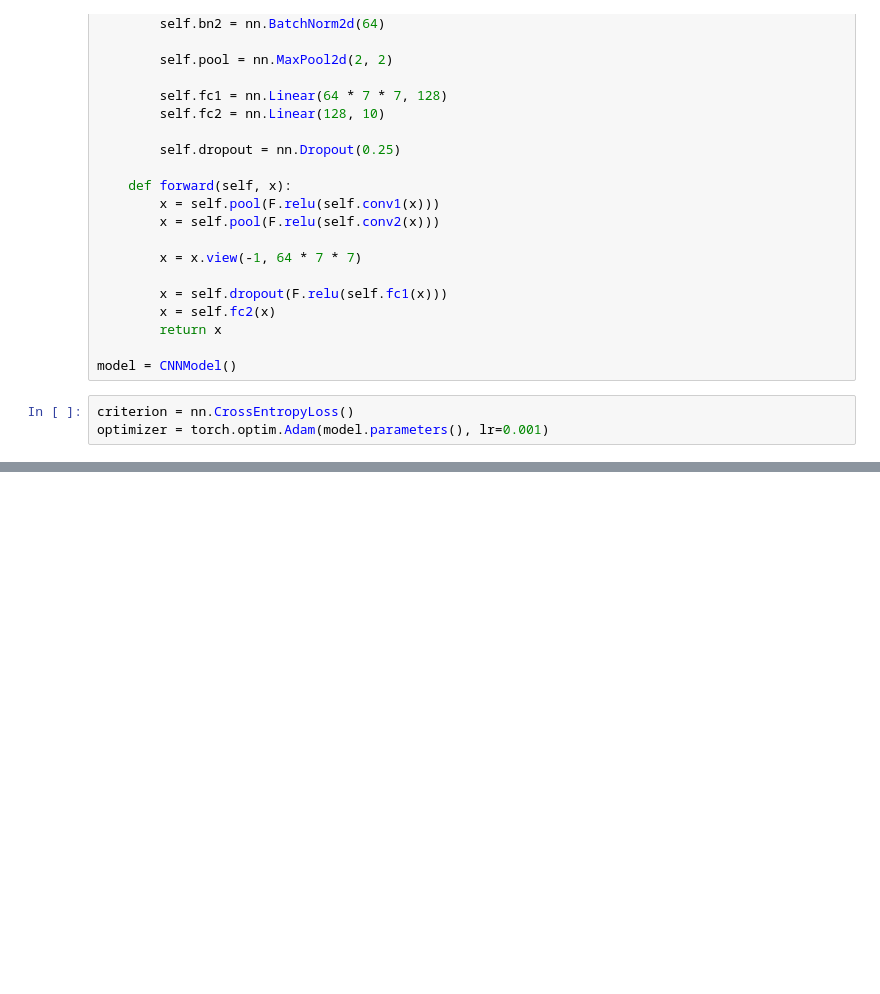
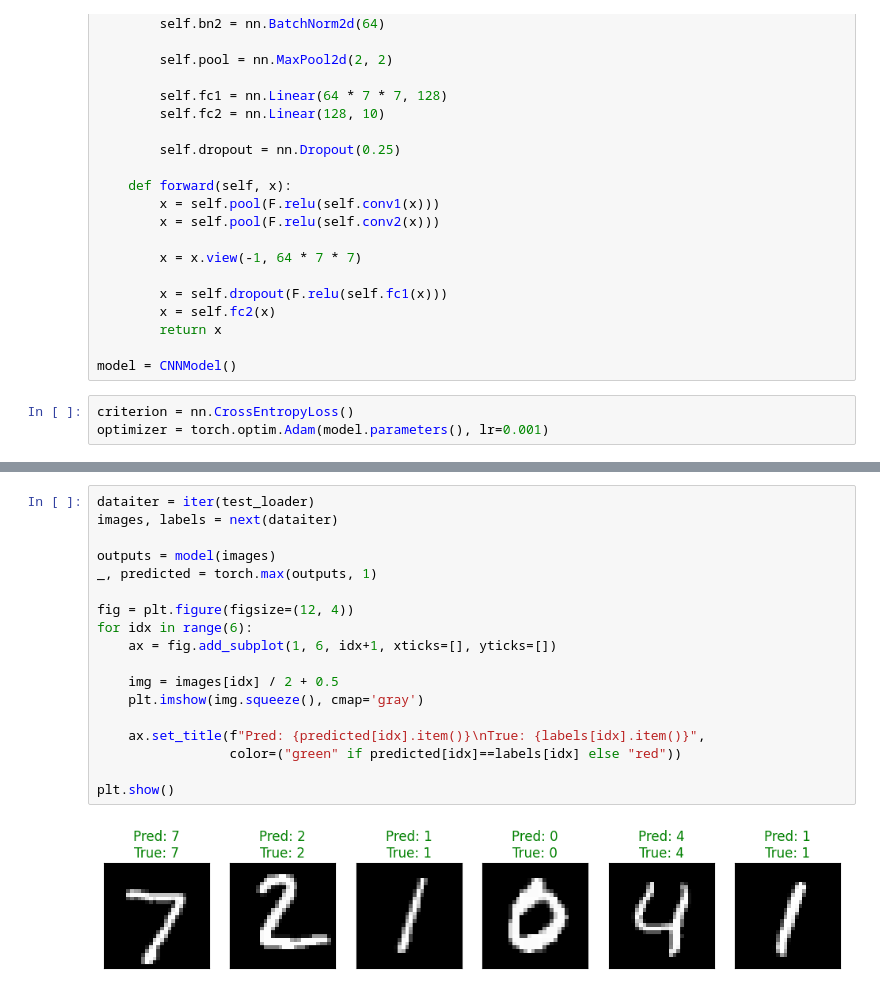
Before and after one commit to Nour-682005/Deep-Learning-.Project, a Jupyter notebook: deeep.ipynb, the cells around one changed output, grey strips where cells are left out. Drawn from its saved outputs; the diff is of its cells as text; blank space fills up the shorter version.

```diff
--- a/deeep.ipynb
+++ b/deeep.ipynb
@@ -321,0 +324,20 @@ plt.show()
+# %%
+dataiter = iter(test_loader)
+images, labels = next(dataiter)
+
+outputs = model(images)
+_, predicted = torch.max(outputs, 1)
+
+fig = plt.figure(figsize=(12, 4))
+for idx in range(6):
+    ax = fig.add_subplot(1, 6, idx+1, xticks=[], yticks=[])
+
+    img = images[idx] / 2 + 0.5
+    plt.imshow(img.squeeze(), cmap='gray')
+
+    ax.set_title(f"Pred: {predicted[idx].item()}\nTrue: {labels[idx].item()}",
+                 color=("green" if predicted[idx]==labels[idx] else "red"))
+
+plt.show()
+# %% [output]
+[figure, added]
```
Also changed, not shown: parts of 6 cells of this notebook.
